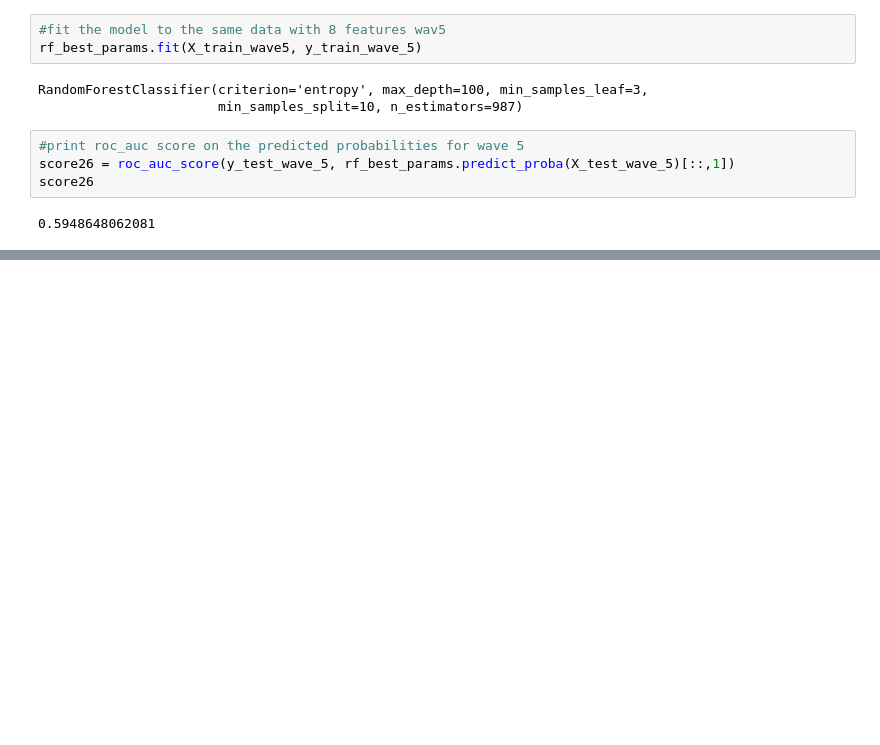
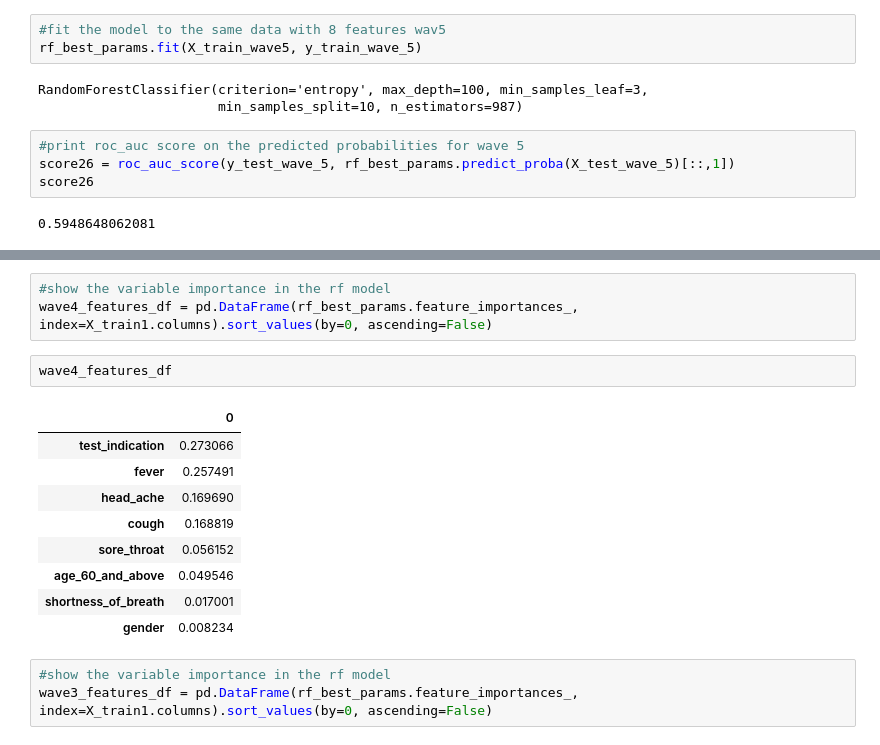
Before and after one commit to faaiz-25/covid_19_hackathon, a Jupyter notebook: random_forest_model_v2.ipynb, the cells around one changed output, grey strips where cells are left out. Cells and saved outputs as stored; diff of their text form; blank space fills up the shorter version.

```diff
--- a/random_forest_model_v2.ipynb
+++ b/random_forest_model_v2.ipynb
@@ -409,0 +425,18 @@ score26
+# %%
+#show the variable importance in the rf model
+wave4_features_df = pd.DataFrame(rf_best_params.feature_importances_, index=X_train1.columns).sort_values(by=0, ascending=False)
+# %%
+wave4_features_df
+# %% [output]
+|  | 0 |
+| test_indication | 0.273066 |
+| fever | 0.257491 |
+| head_ache | 0.169690 |
+| cough | 0.168819 |
+| sore_throat | 0.056152 |
+| age_60_and_above | 0.049546 |
+| shortness_of_breath | 0.017001 |
+| gender | 0.008234 |
+# %%
+#show the variable importance in the rf model
+wave3_features_df = pd.DataFrame(rf_best_params.feature_importances_, index=X_train1.columns).sort_values(by=0, ascending=False)
```
Also changed, not shown: parts of 7 cells of this notebook.
